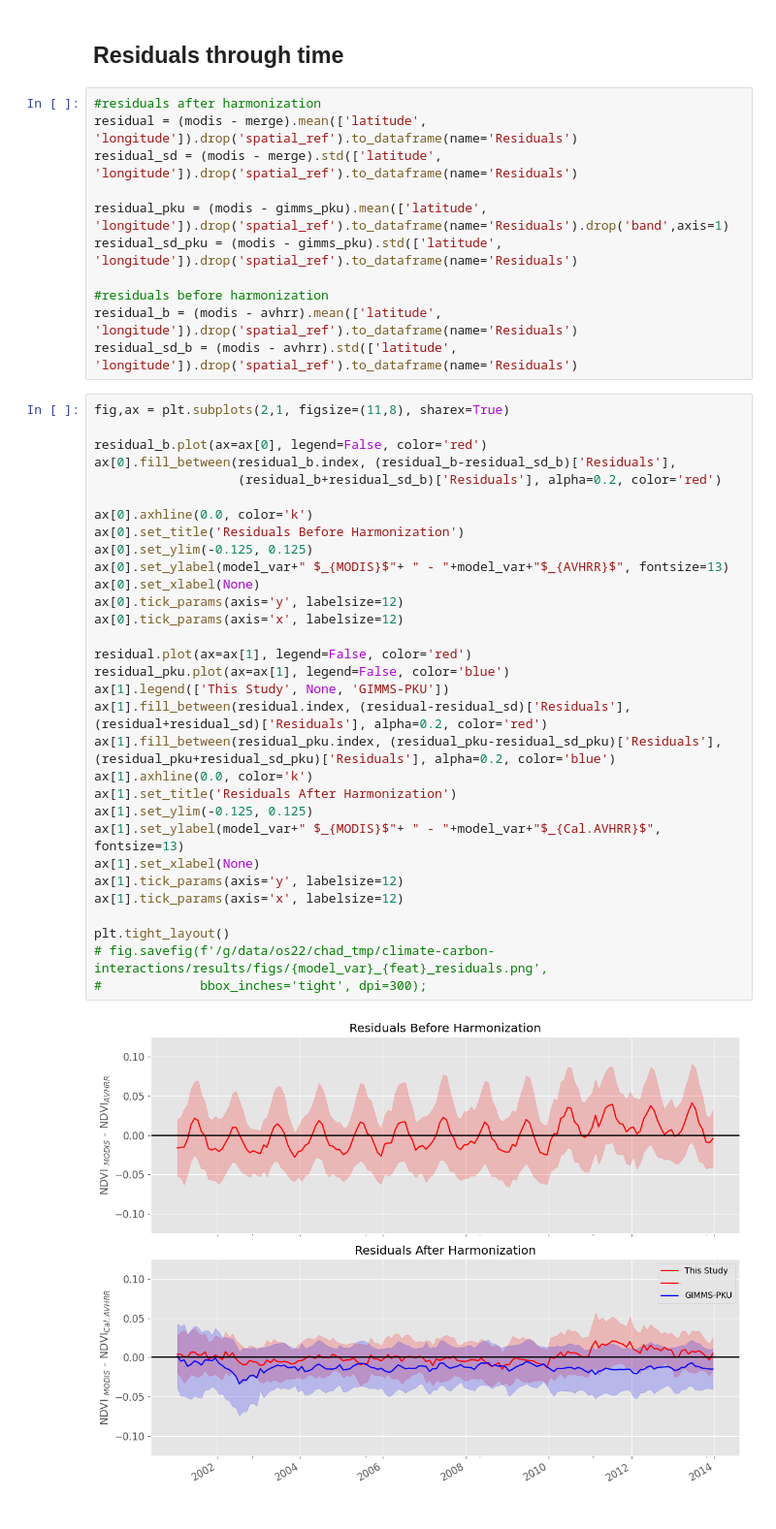
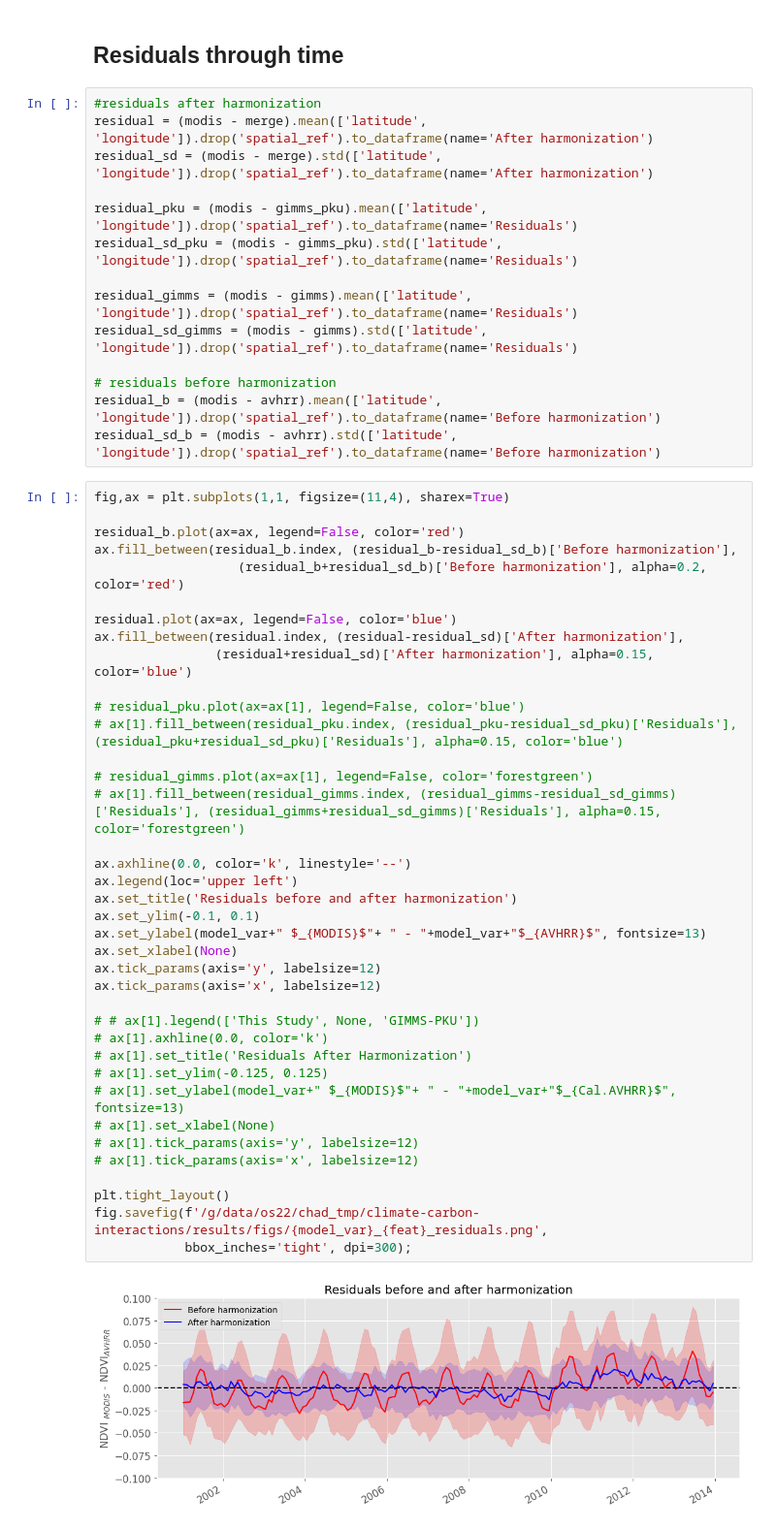
Before and after one commit to cbur24/climate-carbon-interactions, a Jupyter notebook: notebooks/harmonization/5_Compare_all_NDVI_products.ipynb, the cells around one changed output. Shown at 97% size. Cells and saved outputs as stored; diff of their text form.

```diff
--- a/notebooks/harmonization/5_Compare_all_NDVI_products.ipynb
+++ b/notebooks/harmonization/5_Compare_all_NDVI_products.ipynb
@@ -268,45 +278,55 @@ plt.tight_layout()
 ## Residuals through time
 # %%
 #residuals after harmonization
-residual = (modis - merge).mean(['latitude', 'longitude']).drop('spatial_ref').to_dataframe(name='Residuals')
-residual_sd = (modis - merge).std(['latitude', 'longitude']).drop('spatial_ref').to_dataframe(name='Residuals')
+residual = (modis - merge).mean(['latitude', 'longitude']).drop('spatial_ref').to_dataframe(name='After harmonization')
+residual_sd = (modis - merge).std(['latitude', 'longitude']).drop('spatial_ref').to_dataframe(name='After harmonization')
 
-residual_pku = (modis - gimms_pku).mean(['latitude', 'longitude']).drop('spatial_ref').to_dataframe(name='Residuals').drop('band',axis=1)
+residual_pku = (modis - gimms_pku).mean(['latitude', 'longitude']).drop('spatial_ref').to_dataframe(name='Residuals')
 residual_sd_pku = (modis - gimms_pku).std(['latitude', 'longitude']).drop('spatial_ref').to_dataframe(name='Residuals')
 
-#residuals before harmonization
-residual_b = (modis - avhrr).mean(['latitude', 'longitude']).drop('spatial_ref').to_dataframe(name='Residuals')
-residual_sd_b = (modis - avhrr).std(['latitude', 'longitude']).drop('spatial_ref').to_dataframe(name='Residuals')
+residual_gimms = (modis - gimms).mean(['latitude', 'longitude']).drop('spatial_ref').to_dataframe(name='Residuals')
+residual_sd_gimms = (modis - gimms).std(['latitude', 'longitude']).drop('spatial_ref').to_dataframe(name='Residuals')
+
+# residuals before harmonization
+residual_b = (modis - avhrr).mean(['latitude', 'longitude']).drop('spatial_ref').to_dataframe(name='Before harmonization')
+residual_sd_b = (modis - avhrr).std(['latitude', 'longitude']).drop('spatial_ref').to_dataframe(name='Before harmonization')
 # %%
-fig,ax = plt.subplots(2,1, figsize=(11,8), sharex=True)
+fig,ax = plt.subplots(1,1, figsize=(11,4), sharex=True)
 
-residual_b.plot(ax=ax[0], legend=False, color='red')
-ax[0].fill_between(residual_b.index, (residual_b-residual_sd_b)['Residuals'],
-                   (residual_b+residual_sd_b)['Residuals'], alpha=0.2, color='red')
+residual_b.plot(ax=ax, legend=False, color='red')
+ax.fill_between(residual_b.index, (residual_b-residual_sd_b)['Before harmonization'],
+                   (residual_b+residual_sd_b)['Before harmonization'], alpha=0.2, color='red')
 
-ax[0].axhline(0.0, color='k')
-ax[0].set_title('Residuals Before Harmonization')
-ax[0].set_ylim(-0.125, 0.125)
-ax[0].set_ylabel(model_var+" $_{MODIS}$"+ " - "+model_var+"$_{AVHRR}$", fontsize=13)
-ax[0].set_xlabel(None)
-ax[0].tick_params(axis='y', labelsize=12)
-ax[0].tick_params(axis='x', labelsize=12)
+residual.plot(ax=ax, legend=False, color='blue')
+ax.fill_between(residual.index, (residual-residual_sd)['After harmonization'],
+                (residual+residual_sd)['After harmonization'], alpha=0.15, color='blue')
 
-residual.plot(ax=ax[1], legend=False, color='red')
-residual_pku.plot(ax=ax[1], legend=False, color='blue')
-ax[1].legend(['This Study', None, 'GIMMS-PKU'])
-ax[1].fill_between(residual.index, (residual-residual_sd)['Residuals'], (residual+residual_sd)['Residuals'], alpha=0.2, color='red')
-ax[1].fill_between(residual_pku.index, (residual_pku-residual_sd_pku)['Residuals'], (residual_pku+residual_sd_pku)['Residuals'], alpha=0.2, color='blue')
-ax[1].axhline(0.0, color='k')
-ax[1].set_title('Residuals After Harmonization')
-ax[1].set_ylim(-0.125, 0.125)
-ax[1].set_ylabel(model_var+" $_{MODIS}$"+ " - "+model_var+"$_{Cal.AVHRR}$", fontsize=13)
-ax[1].set_xlabel(None)
-ax[1].tick_params(axis='y', labelsize=12)
-ax[1].tick_params(axis='x', labelsize=12)
+# residual_pku.plot(ax=ax[1], legend=False, color='blue')
+# ax[1].fill_between(residual_pku.index, (residual_pku-residual_sd_pku)['Residuals'], (residual_pku+residual_sd_pku)['Residuals'], alpha=0.15, color='blue')
+
+# residual_gimms.plot(ax=ax[1], legend=False, color='forestgreen')
+# ax[1].fill_between(residual_gimms.index, (residual_gimms-residual_sd_gimms)['Residuals'], (residual_gimms+residual_sd_gimms)['Residuals'], alpha=0.15, color='forestgreen')
+
+ax.axhline(0.0, color='k', linestyle='--')
+ax.legend(loc='upper left')
+ax.set_title('Residuals before and after harmonization')
+ax.set_ylim(-0.1, 0.1)
+ax.set_ylabel(model_var+" $_{MODIS}$"+ " - "+model_var+"$_{AVHRR}$", fontsize=13)
+ax.set_xlabel(None)
+ax.tick_params(axis='y', labelsize=12)
+ax.tick_params(axis='x', labelsize=12)
+
+# # ax[1].legend(['This Study', None, 'GIMMS-PKU'])
+# ax[1].axhline(0.0, color='k')
+# ax[1].set_title('Residuals After Harmonization')
+# ax[1].set_ylim(-0.125, 0.125)
+# ax[1].set_ylabel(model_var+" $_{MODIS}$"+ " - "+model_var+"$_{Cal.AVHRR}$", fontsize=13)
+# ax[1].set_xlabel(None)
+# ax[1].tick_params(axis='y', labelsize=12)
+# ax[1].tick_params(axis='x', labelsize=12)
 
 plt.tight_layout()
-# fig.savefig(f'/g/data/os22/chad_tmp/climate-carbon-interactions/results/figs/{model_var}_{feat}_residuals.png',
-#             bbox_inches='tight', dpi=300);
+fig.savefig(f'/g/data/os22/chad_tmp/climate-carbon-interactions/results/figs/{model_var}_{feat}_residuals.png',
+            bbox_inches='tight', dpi=300);
 # %% [output]
-[figure, old version]
+[figure, new version]
```
Also changed, not shown: parts of 10 cells of this notebook, 4 other files.
